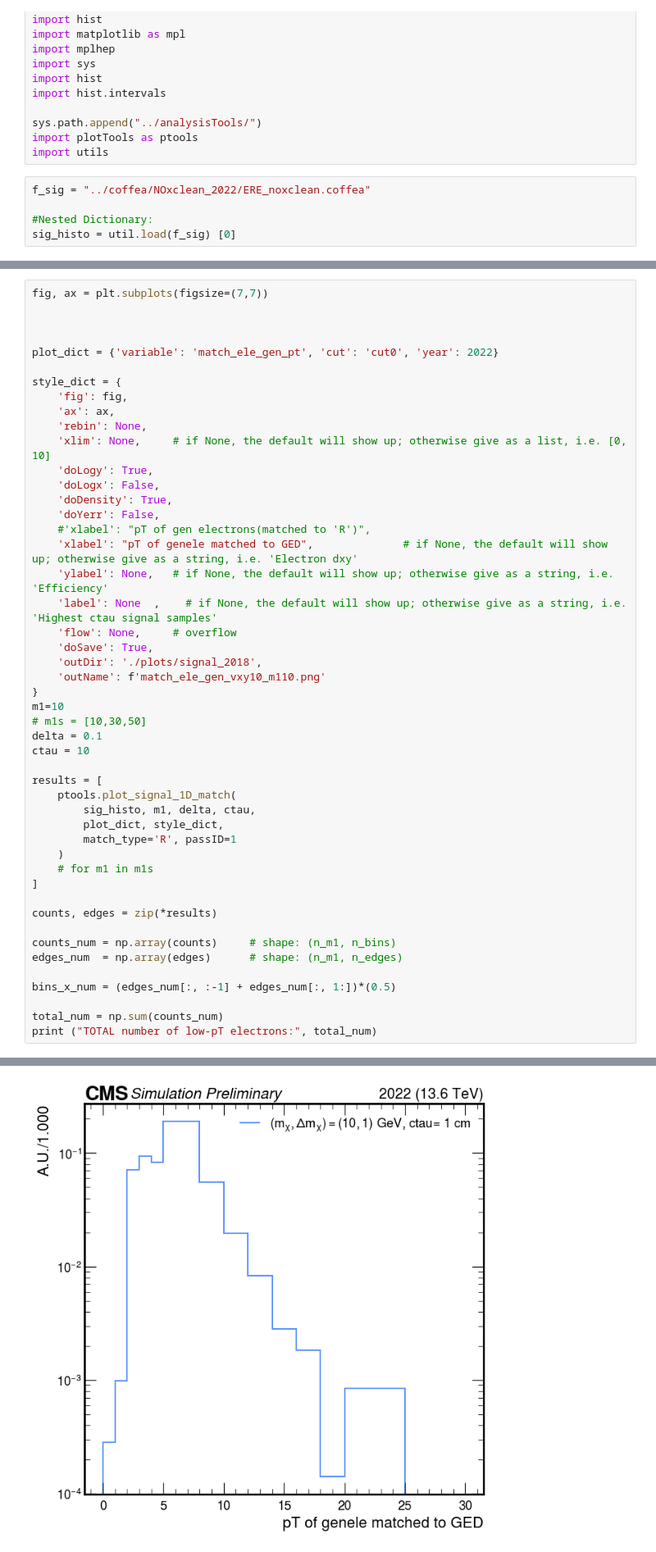
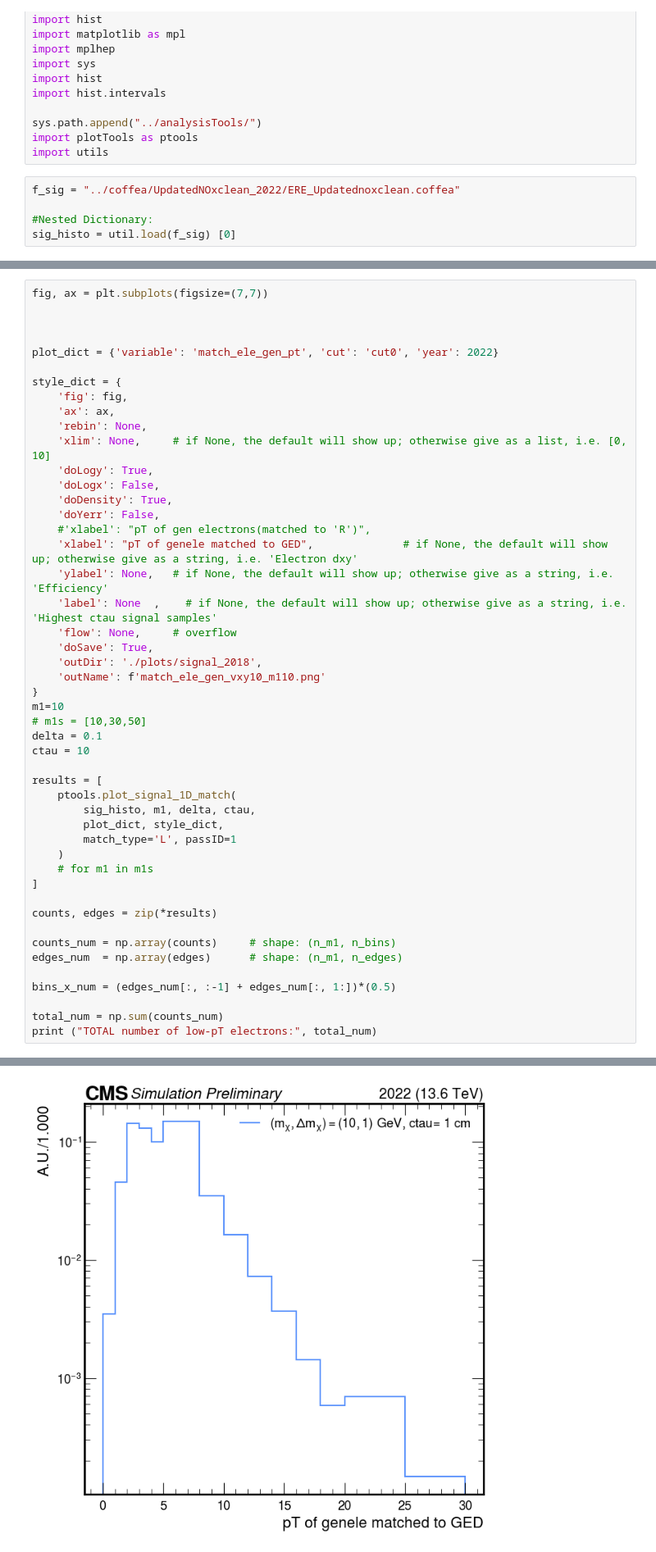
Before and after one commit to Reshma27Menon/iDMe, a Jupyter notebook: python_analysis/exampleNotebooks/EREvspT_noxclean.ipynb, the cells around one changed output, grey strips where cells are left out. Shown at 82% size. Saved outputs shown, nothing was run; the diff lists cells and outputs as text.

```diff
--- a/python_analysis/exampleNotebooks/EREvspT_noxclean.ipynb
+++ b/python_analysis/exampleNotebooks/EREvspT_noxclean.ipynb
@@ -19,7 +19,7 @@ sys.path.append("../analysisTools/")
 import plotTools as ptools
 import utils
 # %%
-f_sig = "../coffea/NOxclean_2022/ERE_noxclean.coffea"
+f_sig = "../coffea/UpdatedNOxclean_2022/ERE_Updatednoxclean.coffea"
 
 #Nested Dictionary:
 sig_histo = util.load(f_sig) [0]
@@ -126,7 +126,7 @@ results = [
     ptools.plot_signal_1D_match(
         sig_histo, m1, delta, ctau,
         plot_dict, style_dict,
-        match_type='R', passID=1
+        match_type='L', passID=1
     )
     # for m1 in m1s
 ]
@@ -146,4 +146,4 @@ TOTAL number of low-pT electrons: 3737.0
-[figure, old version]
+[figure, new version]
 # %%
 def eff_determine_unc(n, d):
     eff = np.divide(n, d)
```
Also changed, not shown: parts of 3 cells of this notebook, 1 other file.
